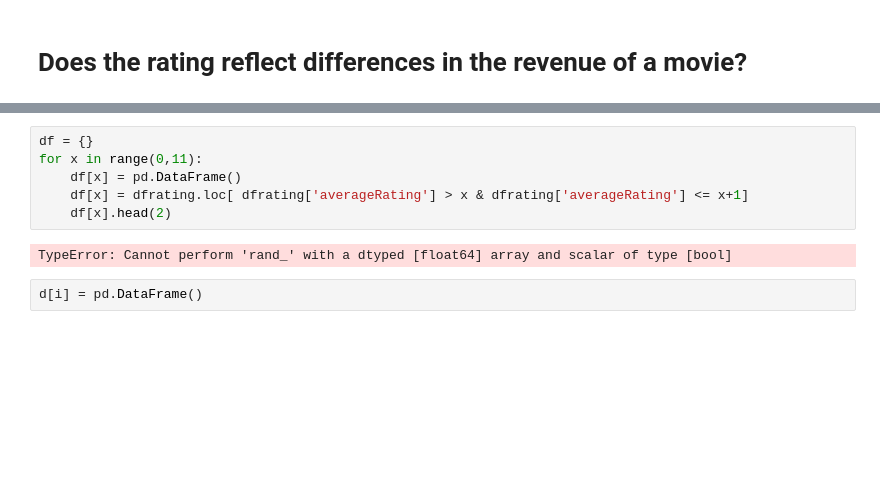
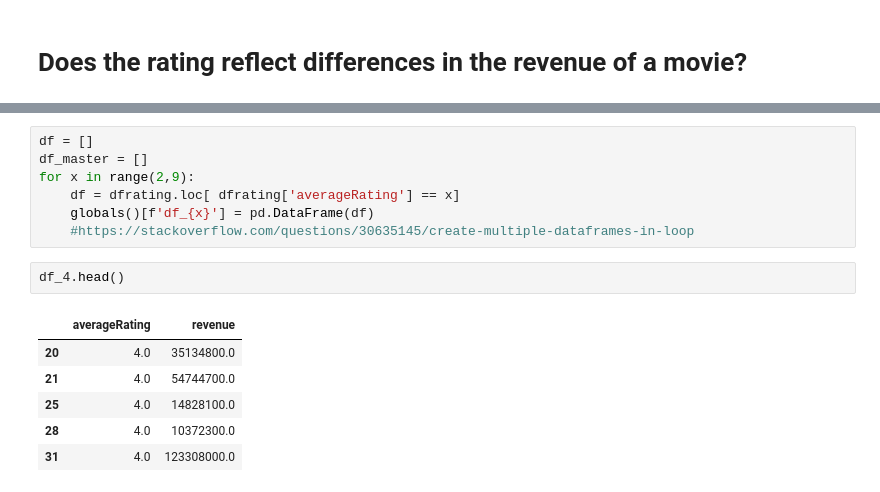
Before and after one commit to craiggossen/Project-3--Core, a Jupyter notebook: Project 3 - Part 4 - Hypothesis Testing.ipynb, the cells around one changed output, grey strips where cells are left out. Saved outputs shown, nothing was run; the diff lists cells and outputs as text; blank space fills up the shorter version.

```diff
--- a/Project 3 - Part 4 - Hypothesis Testing.ipynb
+++ b/Project 3 - Part 4 - Hypothesis Testing.ipynb
@@ -717,10 +742,16 @@ dfrating.head()
 # %%
-df = {}
-for x in range(0,11):
-    df[x] = pd.DataFrame()
-    df[x] = dfrating.loc[ dfrating['averageRating'] > x & dfrating['averageRating'] <= x+1]
-    df[x].head(2)
+df = []
+df_master = []
+for x in range(2,9):
+    df = dfrating.loc[ dfrating['averageRating'] == x]
+    globals()[f'df_{x}'] = pd.DataFrame(df)
+    #https://stackoverflow.com/questions/30635145/create-multiple-dataframes-in-loop
-# %% [output]
-TypeError: Cannot perform 'rand_' with a dtyped [float64] array and scalar of type [bool]
 # %%
-d[i] = pd.DataFrame()
+df_4.head()
+# %% [output]
+|  | averageRating | revenue |
+| 20 | 4.0 | 35134800.0 |
+| 21 | 4.0 | 54744700.0 |
+| 25 | 4.0 | 14828100.0 |
+| 28 | 4.0 | 10372300.0 |
+| 31 | 4.0 | 123308000.0 |
```
Also changed, not shown: parts of 26 cells of this notebook.
